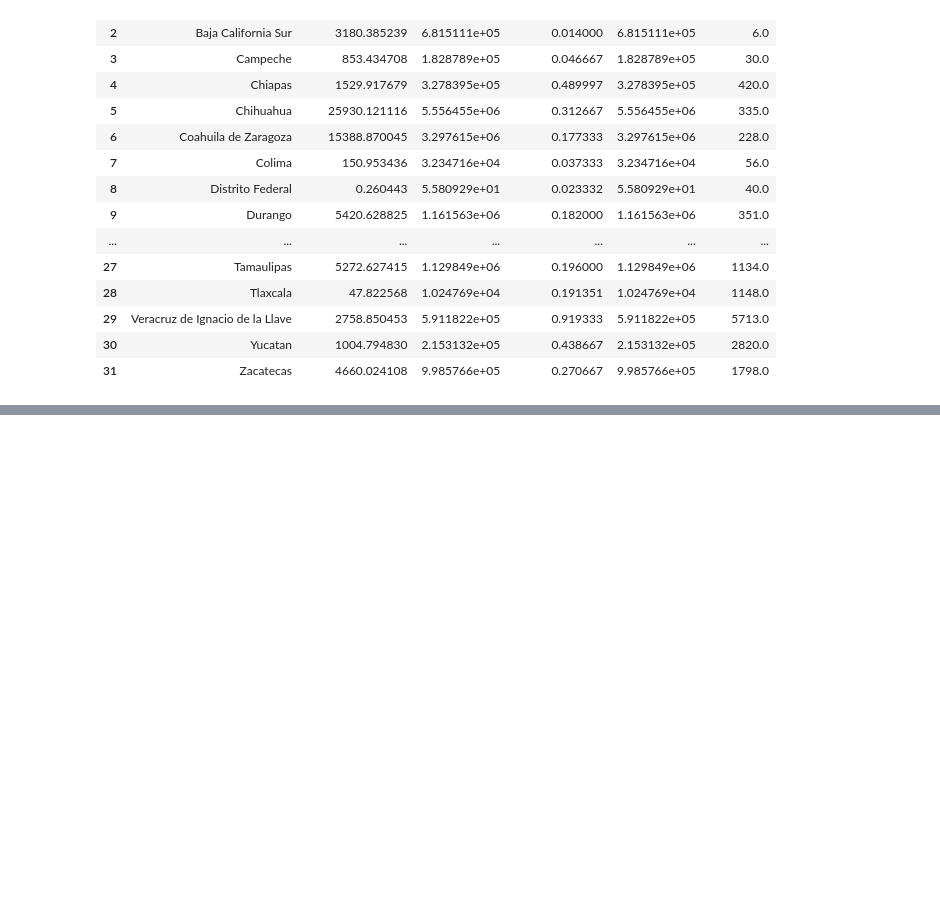
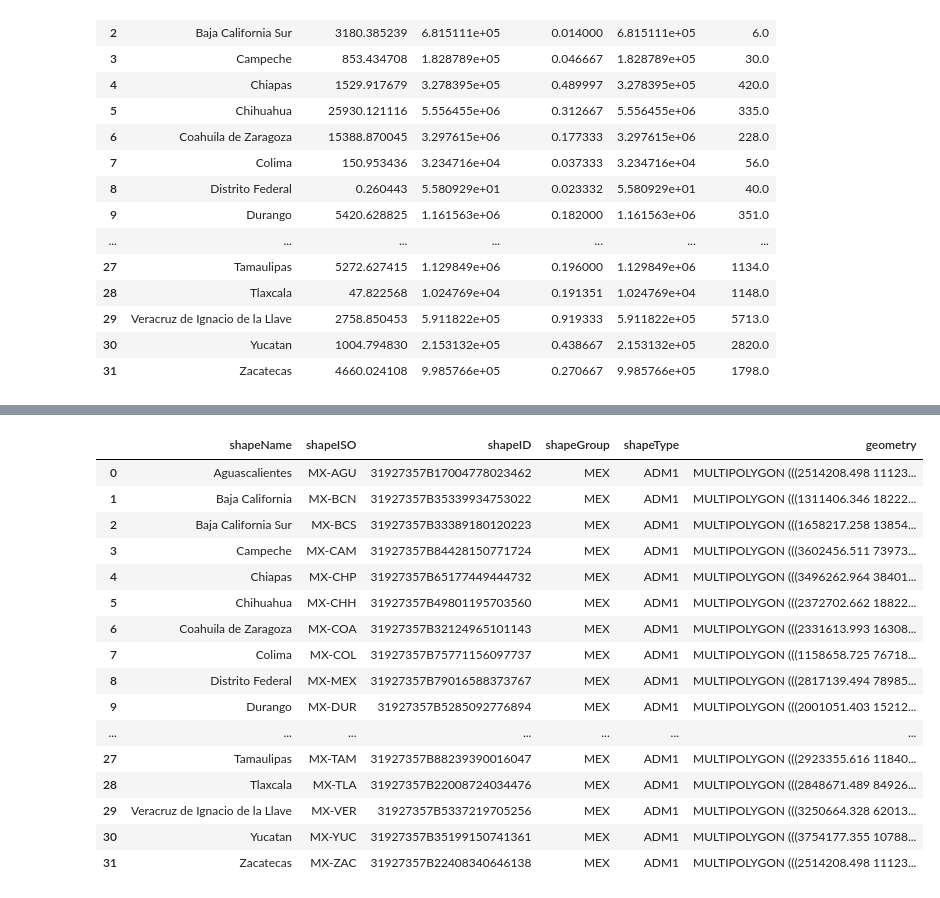
Before and after one commit to heritaco/Geospatial-Data-Analysis, a Jupyter notebook: 07-Interpolacion/llorar.ipynb, the cells around one changed output, grey strips where cells are left out. Drawn from its saved outputs; the diff is of its cells as text; code cells hidden in the pictures; blank space fills up the shorter version.

```diff
--- a/07-Interpolacion/llorar.ipynb
+++ b/07-Interpolacion/llorar.ipynb
@@ -185,0 +208,20 @@ municipios_con_estado_sum
+# %%
+estados
+# %% [output]
+|  | shapeName | shapeISO | shapeID | shapeGroup | shapeType | geometry |
+| 0 | Aguascalientes | MX-AGU | 31927357B17004778023462 | MEX | ADM1 | MULTIPOLYGON (((2514208.498 11123... |
+| 1 | Baja California | MX-BCN | 31927357B35339934753022 | MEX | ADM1 | MULTIPOLYGON (((1311406.346 18222... |
+| 2 | Baja California Sur | MX-BCS | 31927357B33389180120223 | MEX | ADM1 | MULTIPOLYGON (((1658217.258 13854... |
+| 3 | Campeche | MX-CAM | 31927357B84428150771724 | MEX | ADM1 | MULTIPOLYGON (((3602456.511 73973... |
+| 4 | Chiapas | MX-CHP | 31927357B65177449444732 | MEX | ADM1 | MULTIPOLYGON (((3496262.964 38401... |
+| 5 | Chihuahua | MX-CHH | 31927357B49801195703560 | MEX | ADM1 | MULTIPOLYGON (((2372702.662 18822... |
+| 6 | Coahuila de Zaragoza | MX-COA | 31927357B32124965101143 | MEX | ADM1 | MULTIPOLYGON (((2331613.993 16308... |
+| 7 | Colima | MX-COL | 31927357B75771156097737 | MEX | ADM1 | MULTIPOLYGON (((1158658.725 76718... |
+| 8 | Distrito Federal | MX-MEX | 31927357B79016588373767 | MEX | ADM1 | MULTIPOLYGON (((2817139.494 78985... |
+| 9 | Durango | MX-DUR | 31927357B5285092776894 | MEX | ADM1 | MULTIPOLYGON (((2001051.403 15212... |
+| ... | ... | ... | ... | ... | ... | ... |
+| 27 | Tamaulipas | MX-TAM | 31927357B88239390016047 | MEX | ADM1 | MULTIPOLYGON (((2923355.616 11840... |
+| 28 | Tlaxcala | MX-TLA | 31927357B22008724034476 | MEX | ADM1 | MULTIPOLYGON (((2848671.489 84926... |
+| 29 | Veracruz de Ignacio de la Llave | MX-VER | 31927357B5337219705256 | MEX | ADM1 | MULTIPOLYGON (((3250664.328 62013... |
+| 30 | Yucatan | MX-YUC | 31927357B35199150741361 | MEX | ADM1 | MULTIPOLYGON (((3754177.355 10788... |
+| 31 | Zacatecas | MX-ZAC | 31927357B22408340646138 | MEX | ADM1 | MULTIPOLYGON (((2514208.498 11123... |
```
Also changed, not shown: parts of 3 cells of this notebook, 3 other files.
